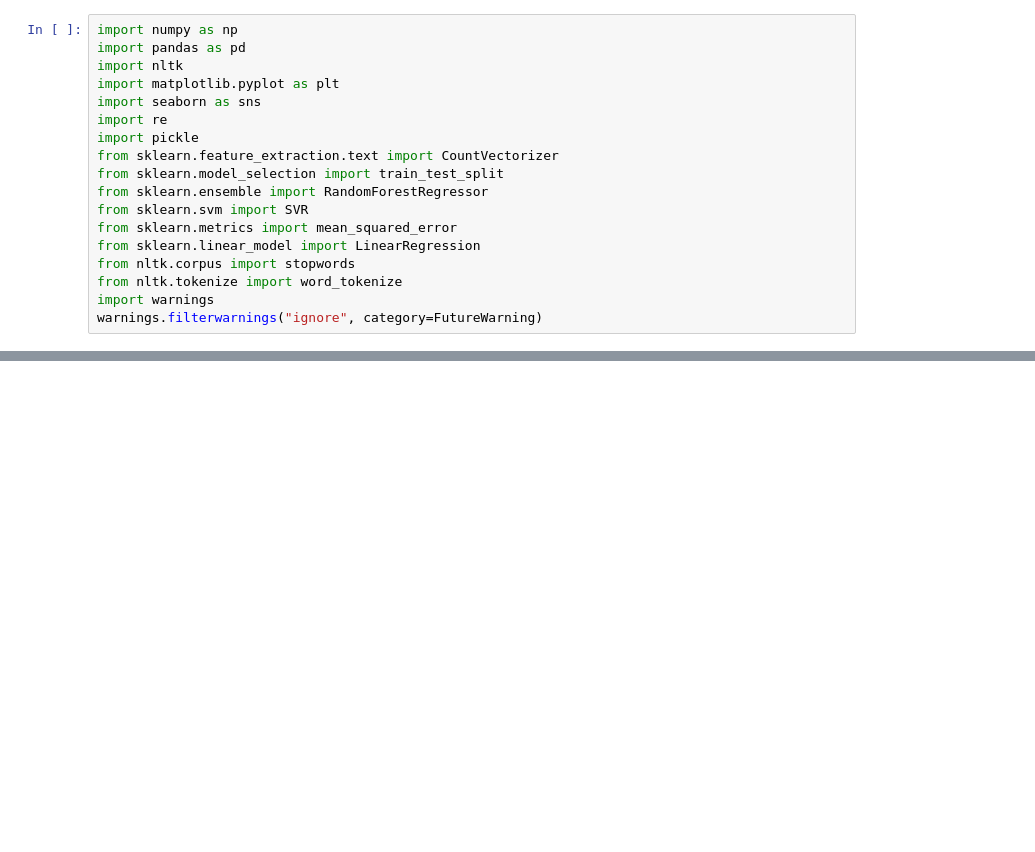
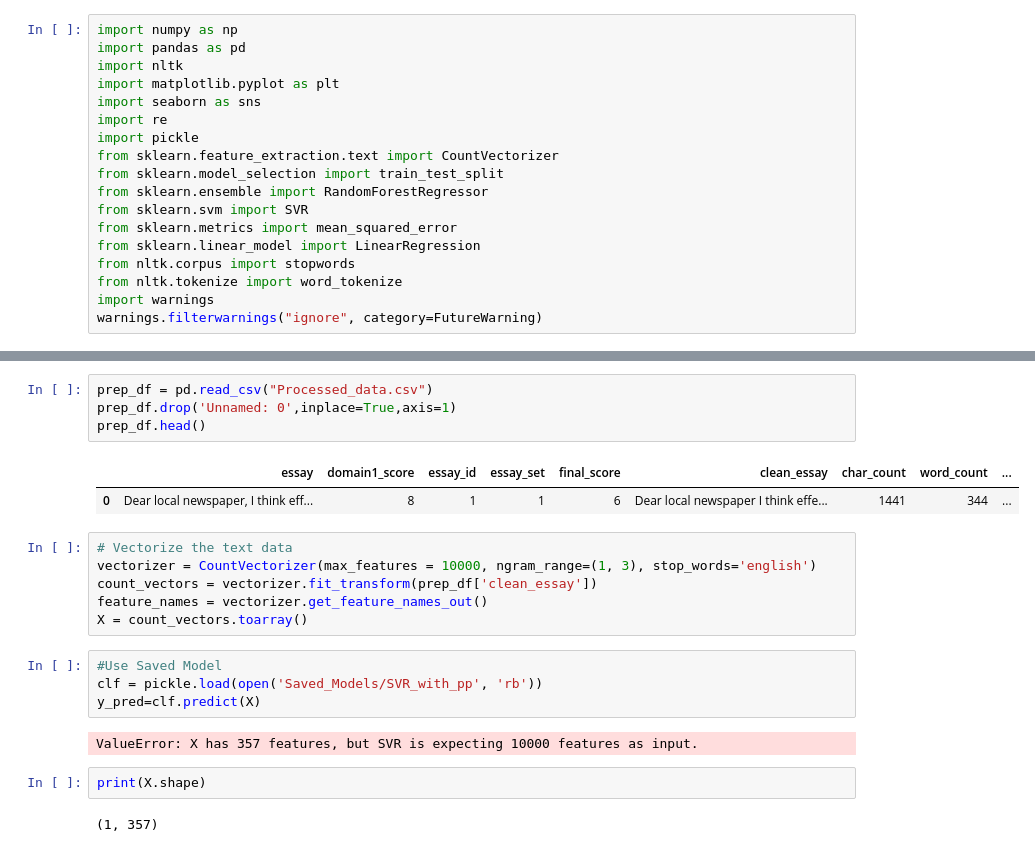
Before and after one commit to nasolgabriel/Automatic-Essay-Scoring, a Jupyter notebook: prediction.ipynb, the cells around one changed output, grey strips where cells are left out. Saved outputs shown, nothing was run; the diff lists cells and outputs as text; blank space fills up the shorter version.

Commit message:
saved fixed

```diff
--- a/prediction.ipynb
+++ b/prediction.ipynb
@@ -23,0 +194,23 @@ FileNotFoundError: [Errno 2] No such file or directory: 'Dataset/dummy_data.csv'
+# %%
+prep_df = pd.read_csv("Processed_data.csv")
+prep_df.drop('Unnamed: 0',inplace=True,axis=1)
+prep_df.head()
+# %% [output]
+|  | essay | domain1_score | essay_id | essay_set | final_score | clean_essay | char_count | word_count | ... |
+| 0 | Dear local newspaper, I think eff... | 8 | 1 | 1 | 6 | Dear local newspaper I think effe... | 1441 | 344 | ... |
+# %%
+# Vectorize the text data
+vectorizer = CountVectorizer(max_features = 10000, ngram_range=(1, 3), stop_words='english')
+count_vectors = vectorizer.fit_transform(prep_df['clean_essay'])
+feature_names = vectorizer.get_feature_names_out()
+X = count_vectors.toarray()
+# %%
+#Use Saved Model
+clf = pickle.load(open('Saved_Models/SVR_with_pp', 'rb'))
+y_pred=clf.predict(X)
+# %% [output]
+ValueError: X has 357 features, but SVR is expecting 10000 features as input.
+# %%
+print(X.shape)
+# %% [output]
+(1, 357)
```
Also changed, not shown: parts of 14 cells of this notebook, 2 other files.
